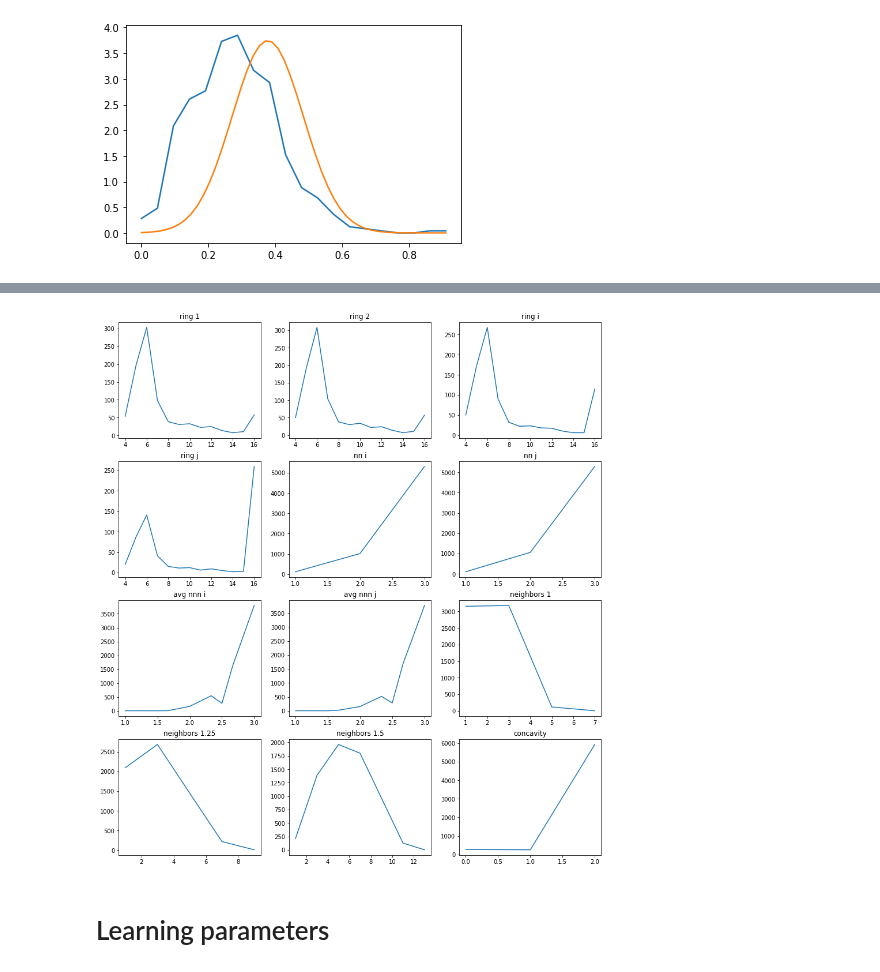
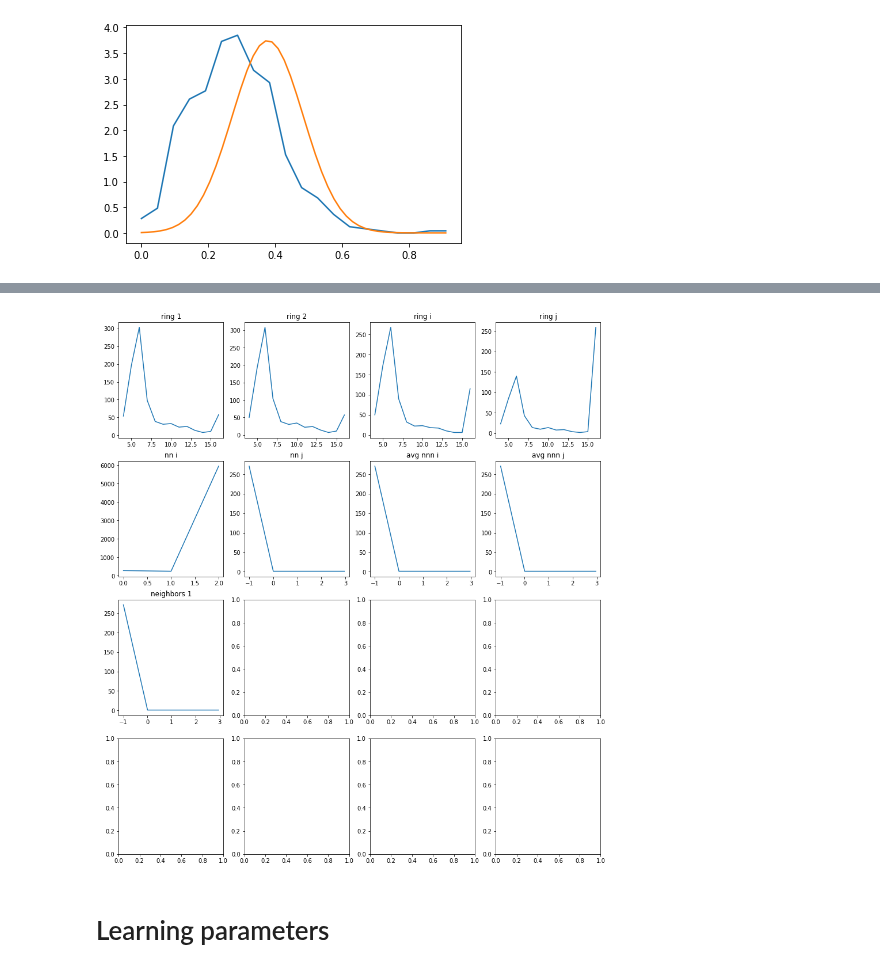
Before and after one commit to Simone7monaco/PatchyParticles, a Jupyter notebook: MULTI_OrderParameters.ipynb, the cells around one changed output, grey strips where cells are left out. Drawn from its saved outputs; the diff is of its cells as text; code cells hidden in the pictures.

```diff
--- a/MULTI_OrderParameters.ipynb
+++ b/MULTI_OrderParameters.ipynb
@@ -208,5 +222,5 @@ def rneighbors(i, j, snap, r=(1, 1.25, 1.5)):
 # %%
-X = [[-1*np.ones(12) for i in range(len(edgelist[snap]))] for snap in multis]
+X = [[-1*np.ones(16) for i in range(len(edgelist[snap]))] for snap in multis]
 t0= tm.time()
 
 cnt=1
@@ -225,20 +239,23 @@ for snap in multis:
                 X[snap][e_idx][0], p1, c1 = cycle(i, j, "s", snap)                                   #finds left ring
                 r2, p2, c2 = cycle(i, j, "d", snap)                                            #finds right ring
                 X[snap][e_idx][1]=r2 if p1 != p2 else 0.
+#                 print(X[snap][e_idx][0], X[snap][e_idx][1])
+                if X[snap][e_idx][0] != 0 or X[snap][e_idx][1] != 0:                   #finds the extra ones only if the prev exist
+                    Di = [max(-1, next(v for v in p1 if v in G[snap][i] and v!=j)), max(-1, next(v for v in p2 if v in G[snap][i] and v!=j))] #NN of i in the loop
+                    Dj = [max(-1, next(v for v in p1 if v in G[snap][j] and v!=i)), max(-1, next(v for v in p2 if v in G[snap][j] and v!=i))] #NN of j in the loop
+#                     print(Di, Dj)
+                    X[snap][e_idx][12:14]=getdeformation(i, j, Di, snap)
+                    X[snap][e_idx][14:16]=getdeformation(j, i, Dj, snap)
 
-                if X[snap][e_idx][0]*X[snap][e_idx][1] != 0:                   #finds the extra ones only if the prev exist
-                    Di = next(v for v in p1 if v in G[snap][i] and v!=j) #NN of i in the loop
-                    Dj = next(v for v in p1 if v in G[snap][j] and v!=i) #NN of j in the loop
-
-                    if len(G[snap][i]) == 3:
-                        direct = "s" if i<Di else "d"
-                        r3, p3 = cycle(i, Di, direct, snap)[:-1]
+                    if Di[0] != -1: #exists a N in p1 from which to start the extra loop
+                        direct = "s" if i<Di[0] else "d"
+                        r3, p3 = cycle(i, Di[0], direct, snap)[:-1]
                         X[snap][e_idx][2] = r3 if (p3 !=p1 and p3 !=p2) else 0
                     else: X[snap][e_idx][2]=0
 
-                    if len(G[snap][j]) == 3:
-                        direct = "d" if i<Di else "s"
-                        r4, p4 = cycle(j, Dj, direct, snap)[:-1]
+                    if Dj[0] != -1:
+                        direct = "d" if i<Di[0] else "s"
+                        r4, p4 = cycle(j, Dj[0], direct, snap)[:-1]
                         X[snap][e_idx][3] = r4 if (p4 !=p1 and p4 !=p2) else 0
                     else: X[snap][e_idx][3]=0
                 else:
@@ -269,3 +285,8 @@ X, y = X0, y0
+# %%
+keep=[0,1,2,3,11,12,13,14,15]
+X = X0[:,keep]
+y=y0
+# X, y = X0, y0
 # %%
 H=np.histogram(y, bins=35)
 plt.plot(np.linspace(0, H[1][-1], H[0].size), H[0])
@@ -280,19 +301,23 @@ def cleanx(x):
 
 X[:, 0:4]=[[cleanx(i) for i in x] for x in X[:, 0:4]]
 # %%
-labels=["ring 1", "ring 2", "ring i", "ring j", "nn i", "nn j", "avg nnn i", "avg nnn j", "neighbors 1", "neighbors 1.25", "neighbors 1.5", "concavity", "TIME"]
+labels=["ring 1", "ring 2", "ring i", "ring j", "nn i", "nn j", "avg nnn i", "avg nnn j", "neighbors 1", "neighbors 1.25", "neighbors 1.5", "concavity", "angle i1", "angle i2", "angle j1", "angle j2", "TIME"]
 
-fig, ax = plt.subplots(4,3, figsize=(15,17))
+fig, ax = plt.subplots(4,4, figsize=(15,17))
 for s in range(X.shape[1]):
-    l,occ=np.unique(X[:,s], return_counts=True)
+    if s<12:
+        l,occ = np.unique(X[:,s], return_counts=True)
+    else:
+        H=np.histogram(X[:,s], bins=35)
+        l, occ = np.linspace(0, H[1][-1], H[0].size), H[0]
     if s<4: occ[1:]=occ[1:]/l[1:]
 
-    ax[s//3][s%3].plot(l, occ)
-    ax[s//3][s%3].set_title(labels[s])
+    ax[s//4][s%4].plot(l, occ)
+    ax[s//4][s%4].set_title(labels[s])
 
 plt.show()
 # %% [output]
-[figure, old version]
+[figure, new version]
 # %% [markdown]
 # Learning parameters
 # %%
```
Also changed, not shown: parts of 26 cells of this notebook.
